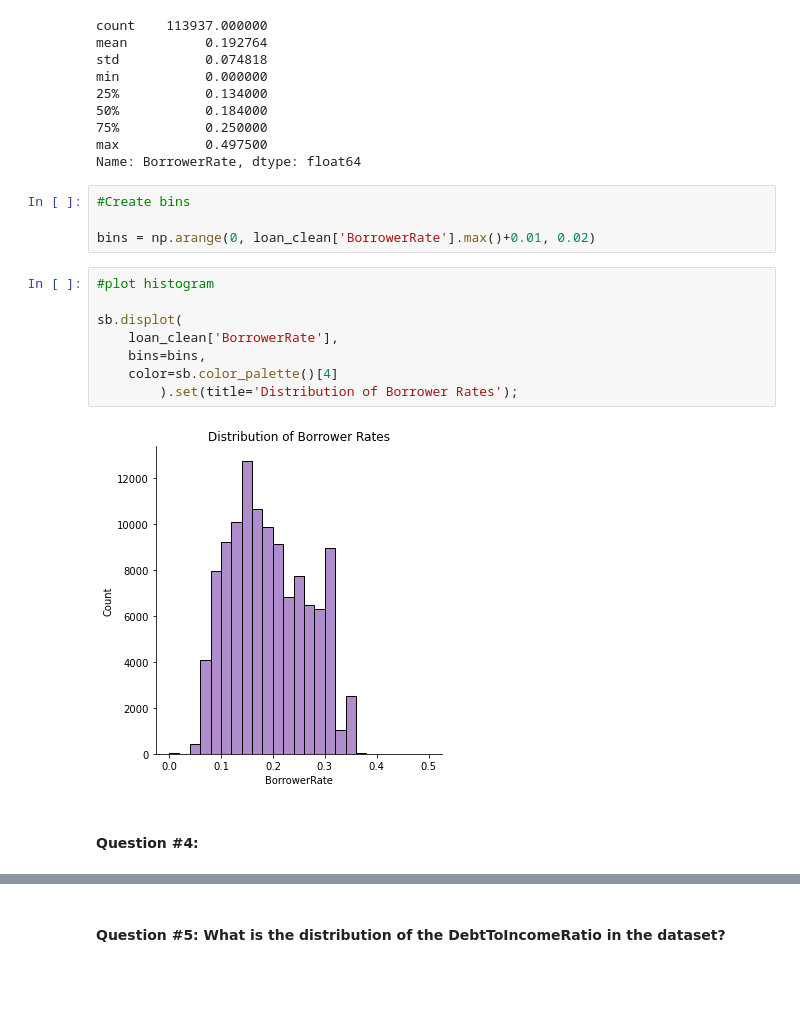
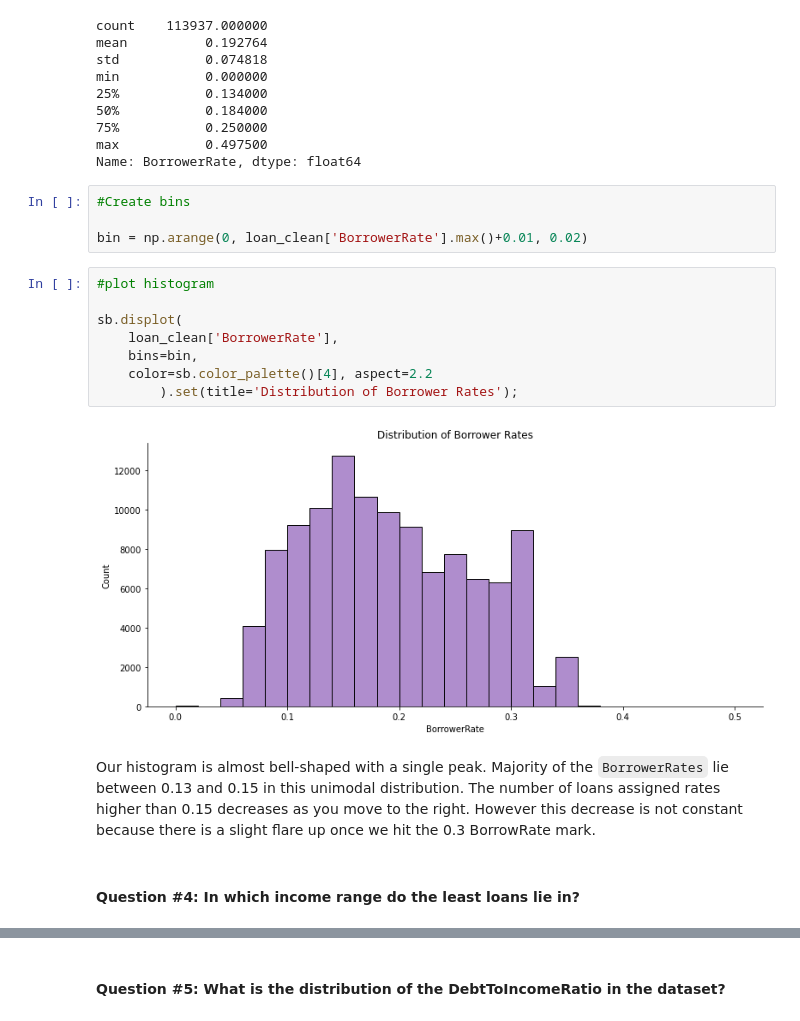
Before and after one commit to zadmainda/exploratory-visuals, a Jupyter notebook: Part_I_exploration.ipynb, the cells around one changed output, grey strips where cells are left out. Cells and saved outputs as stored; diff of their text form; blank space fills up the shorter version.

Commit message:
list research question headers

```diff
--- a/Part_I_exploration.ipynb
+++ b/Part_I_exploration.ipynb
@@ -421,17 +408,19 @@ Name: BorrowerRate, dtype: float64
 # %%
 #Create bins
 
-bins = np.arange(0, loan_clean['BorrowerRate'].max()+0.01, 0.02)
+bin = np.arange(0, loan_clean['BorrowerRate'].max()+0.01, 0.02)
 # %%
 #plot histogram
 
 sb.displot(
     loan_clean['BorrowerRate'],
-    bins=bins,
-    color=sb.color_palette()[4]
+    bins=bin,
+    color=sb.color_palette()[4], aspect=2.2
         ).set(title='Distribution of Borrower Rates');
 # %% [output]
-[figure, old version]
+[figure, new version]
-# %% [markdown]
-#### Question #4:
+# %% [markdown]
+Our histogram is almost bell-shaped with a single peak. Majority of the `BorrowerRates` lie between 0.13 and 0.15 in this unimodal distribution. The number of loans assigned rates higher than 0.15 decreases as you move to the right. However this decrease is not constant because there is a slight flare up once we hit the 0.3 BorrowRate mark.
+# %% [markdown]
+#### Question #4: In which income range do the least loans lie in?
 # %%
```
Also changed, not shown: parts of 42 cells of this notebook.
